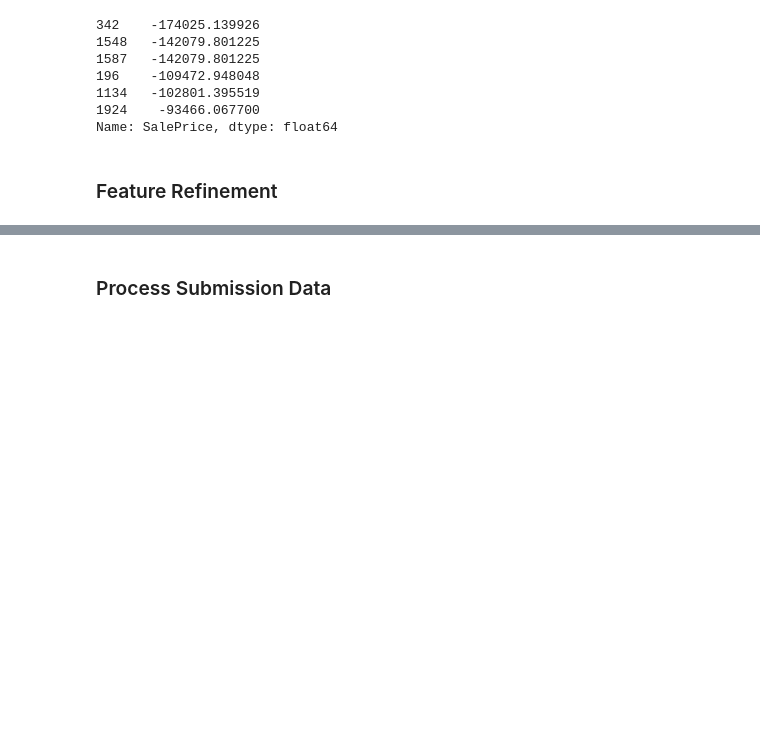
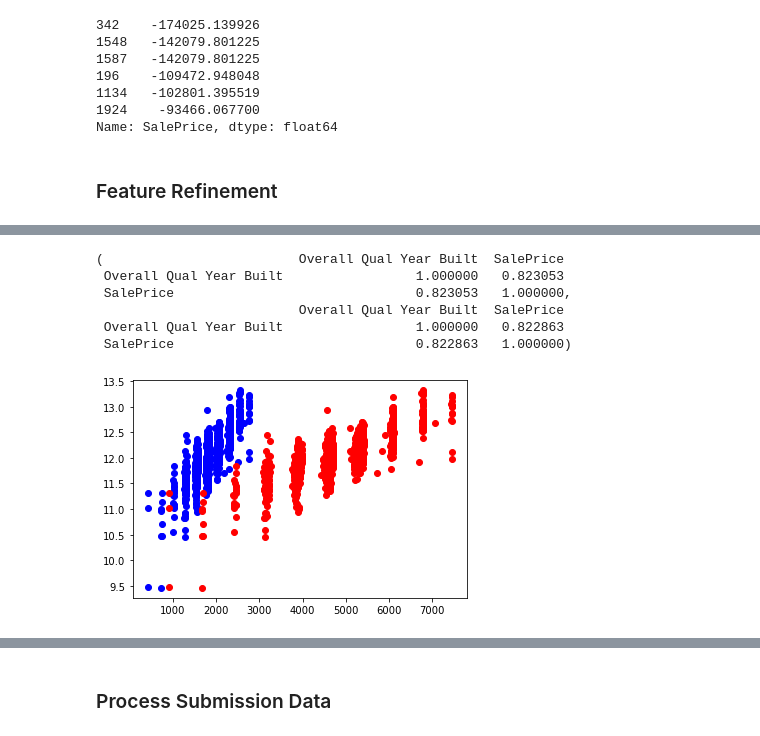
Before and after one commit to PaperArmada/home-price-prediction, a Jupyter notebook: code/02_Processing_Freshtake_2.ipynb, the cells around one changed output, grey strips where cells are left out. Saved outputs shown, nothing was run; the diff lists cells and outputs as text; code cells hidden in the pictures; blank space fills up the shorter version.

```diff
--- a/code/02_Processing_Freshtake_2.ipynb
+++ b/code/02_Processing_Freshtake_2.ipynb
@@ -393,0 +422,17 @@ plt.scatter(pred_poly_drop, resid_poly_drop);
+# %%
+feature = 'Overall Qual Year Built'
+feature_mod = X_train_poly_drop[feature].map(lambda x: x ** .8)
+target_mod = y_train.map(lambda x: np.log(x))
+feature_mod_2 = X_train_poly_drop[feature].map(lambda x: x ** .9)
+target_mod_2 = y_train.map(lambda x: np.log(x))
+plt.scatter(feature_mod, target_mod, c='b')
+plt.scatter(feature_mod_2, target_mod_2, c='r');
+feature_mod.to_frame().join(target_mod).corr(),feature_mod_2.to_frame().join(target_mod_2).corr()
+# %% [output]
+(                         Overall Qual Year Built  SalePrice
+ Overall Qual Year Built                 1.000000   0.823053
+ SalePrice                               0.823053   1.000000,
+                          Overall Qual Year Built  SalePrice
+ Overall Qual Year Built                 1.000000   0.822863
+ SalePrice                               0.822863   1.000000)
+[figure, added]
```
Also changed, not shown: parts of 61 cells of this notebook, 1 other file.
